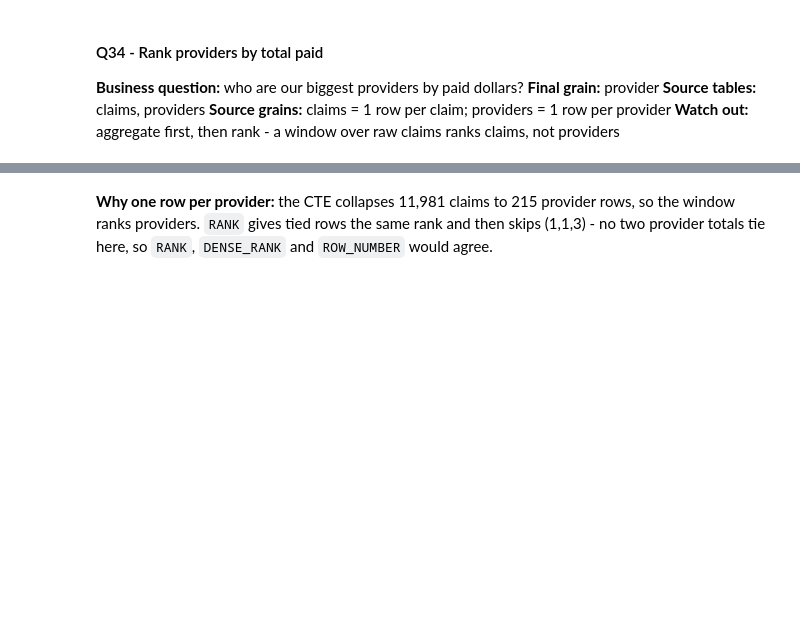
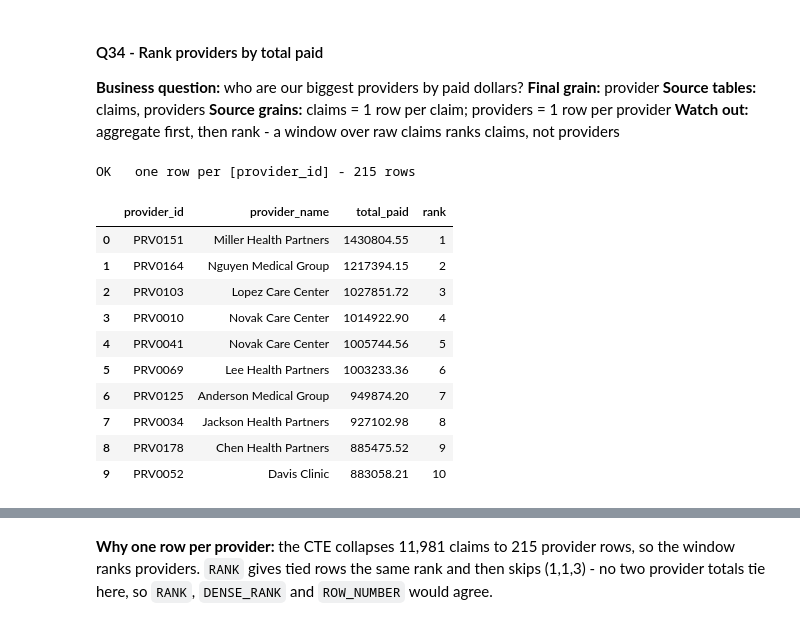
Before and after one commit to irajput215/databricks-wanderbricks, a Jupyter notebook: de-interview-prep/notebooks/04_sql_window_functions.ipynb, the cells around one changed output, grey strips where cells are left out. Saved outputs shown, nothing was run; the diff lists cells and outputs as text; code cells hidden in the pictures; blank space fills up the shorter version.

```diff
--- a/de-interview-prep/notebooks/04_sql_window_functions.ipynb
+++ b/de-interview-prep/notebooks/04_sql_window_functions.ipynb
@@ -27,6 +27,49 @@ top-N needs `QUALIFY` (or a ranked CTE + `WHERE rn <= 3`).
 **Source tables:** claims, providers
 **Source grains:** claims = 1 row per claim; providers = 1 row per provider
 **Watch out:** aggregate first, then rank - a window over raw claims ranks claims, not providers
+# %%
+from pyspark.sql import functions as F, Window
+
+# 1. Load tables
+claims = spark.table("claims")
+providers = spark.table("providers")
+
+# 2. Step 1 (CTE): Aggregate paid_amount per provider
+provider_paid = (
+    claims
+    .groupBy("provider_id")
+    .agg(F.sum("paid_amount").alias("total_paid"))
+)
+
+# 3. Step 2: Define window spec for ranking
+window_spec = Window.orderBy(F.col("total_paid").desc())
+
+# 4. Join, round, rank, and select columns
+ranked = (
+    provider_paid
+    .join(providers, on="provider_id")
+    .withColumn("total_paid", F.round("total_paid", 2))
+    .withColumn("rank", F.rank().over(window_spec))
+    .select("provider_id", "provider_name", "total_paid", "rank")
+    .orderBy("rank")
+)
+
+# 5. Verify grain and display top 10
+assert_grain(ranked, "provider_id")
+display(ranked.limit(10))   # or ranked.show(10)
+# %% [output]
+OK   one row per [provider_id] - 215 rows
+|  | provider_id | provider_name | total_paid | rank |
+| 0 | PRV0151 | Miller Health Partners | 1430804.55 | 1 |
+| 1 | PRV0164 | Nguyen Medical Group | 1217394.15 | 2 |
+| 2 | PRV0103 | Lopez Care Center | 1027851.72 | 3 |
+| 3 | PRV0010 | Novak Care Center | 1014922.90 | 4 |
+| 4 | PRV0041 | Novak Care Center | 1005744.56 | 5 |
+| 5 | PRV0069 | Lee Health Partners | 1003233.36 | 6 |
+| 6 | PRV0125 | Anderson Medical Group | 949874.20 | 7 |
+| 7 | PRV0034 | Jackson Health Partners | 927102.98 | 8 |
+| 8 | PRV0178 | Chen Health Partners | 885475.52 | 9 |
+| 9 | PRV0052 | Davis Clinic | 883058.21 | 10 |
 # %%
 # YOUR TURN
 # output columns: provider_id | provider_name | total_paid | rank
```
Also changed, not shown: parts of 1 cell of this notebook, 8 other files.
